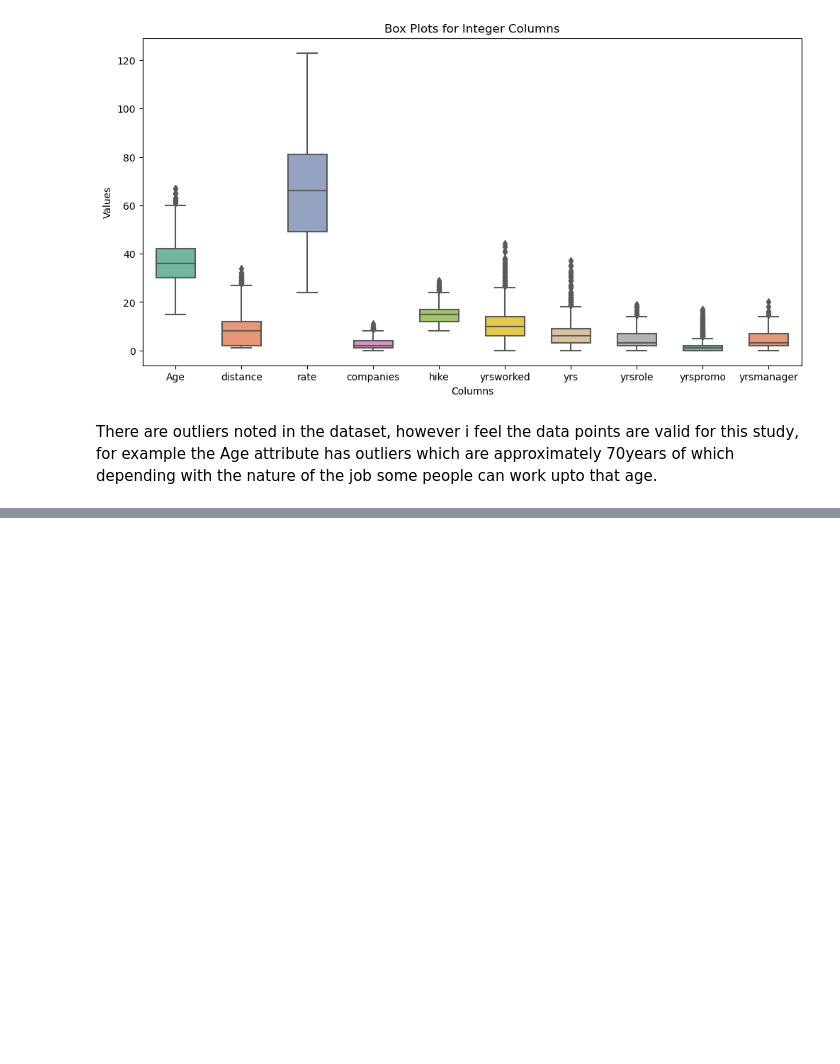
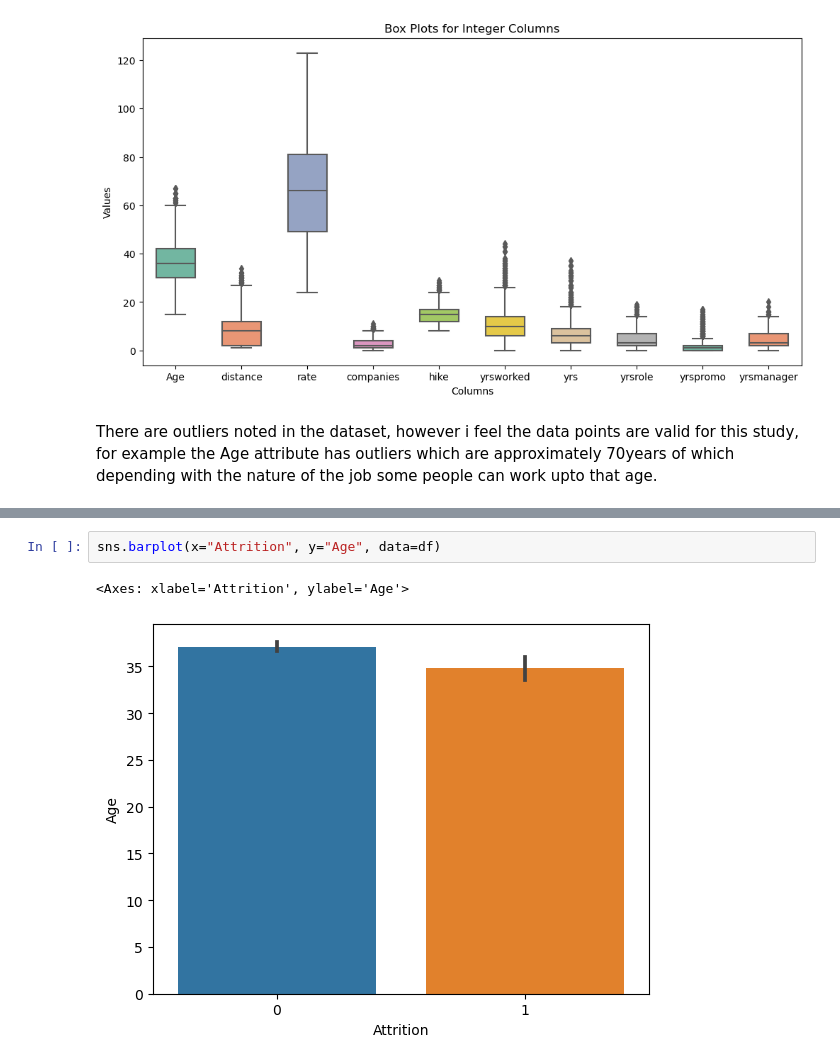
Before and after one commit to pardmanjera/PardonManjera_sba23346_Lvl8_CA2_Integrated, a Jupyter notebook: integrated_CA2.ipynb, the cells around one changed output, grey strips where cells are left out. Cells and saved outputs as stored; diff of their text form; blank space fills up the shorter version.

```diff
--- a/integrated_CA2.ipynb
+++ b/integrated_CA2.ipynb
@@ -346,0 +358,5 @@ There are outliers noted in the dataset, however i feel the data points are vali
+# %%
+sns.barplot(x="Attrition", y="Age", data=df)
+# %% [output]
+<Axes: xlabel='Attrition', ylabel='Age'>
+[figure, added]
```
Also changed, not shown: parts of 7 cells of this notebook.
